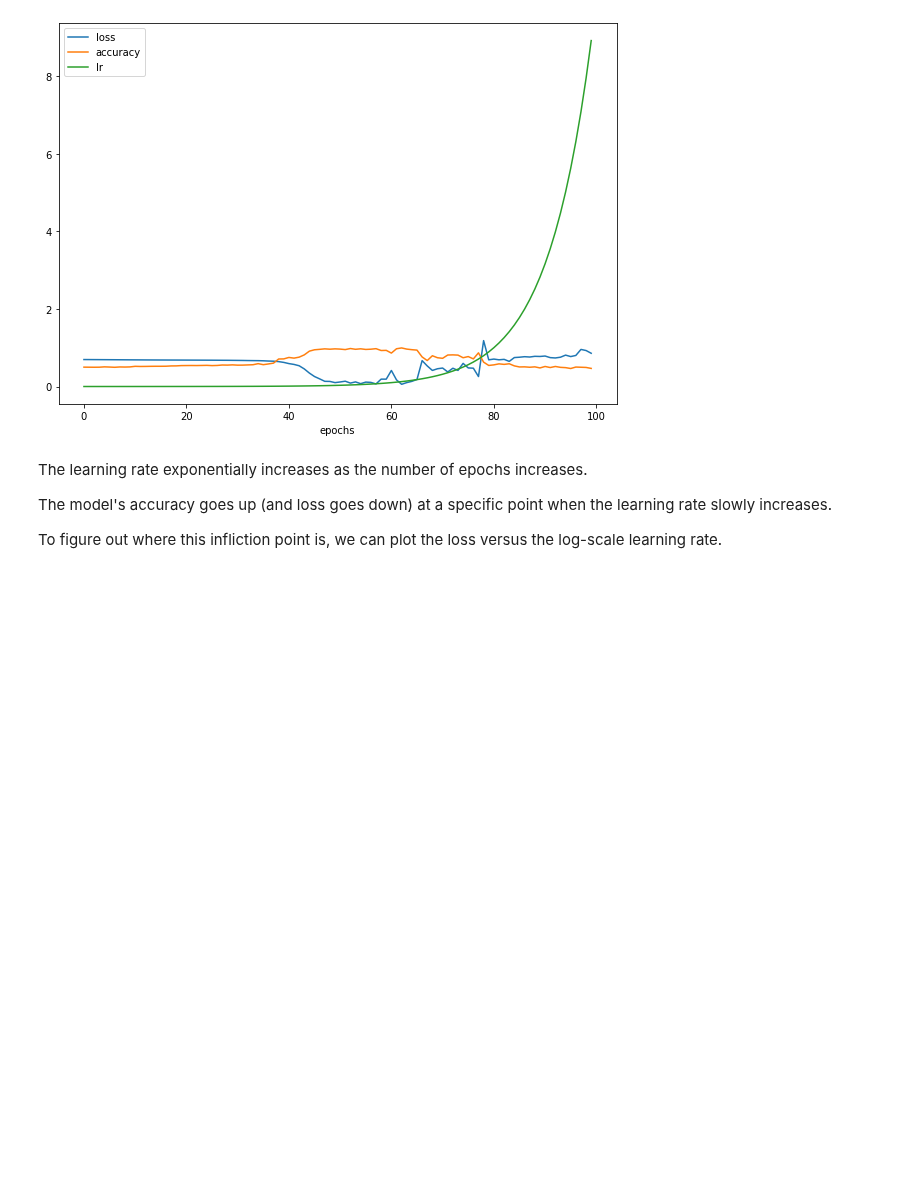
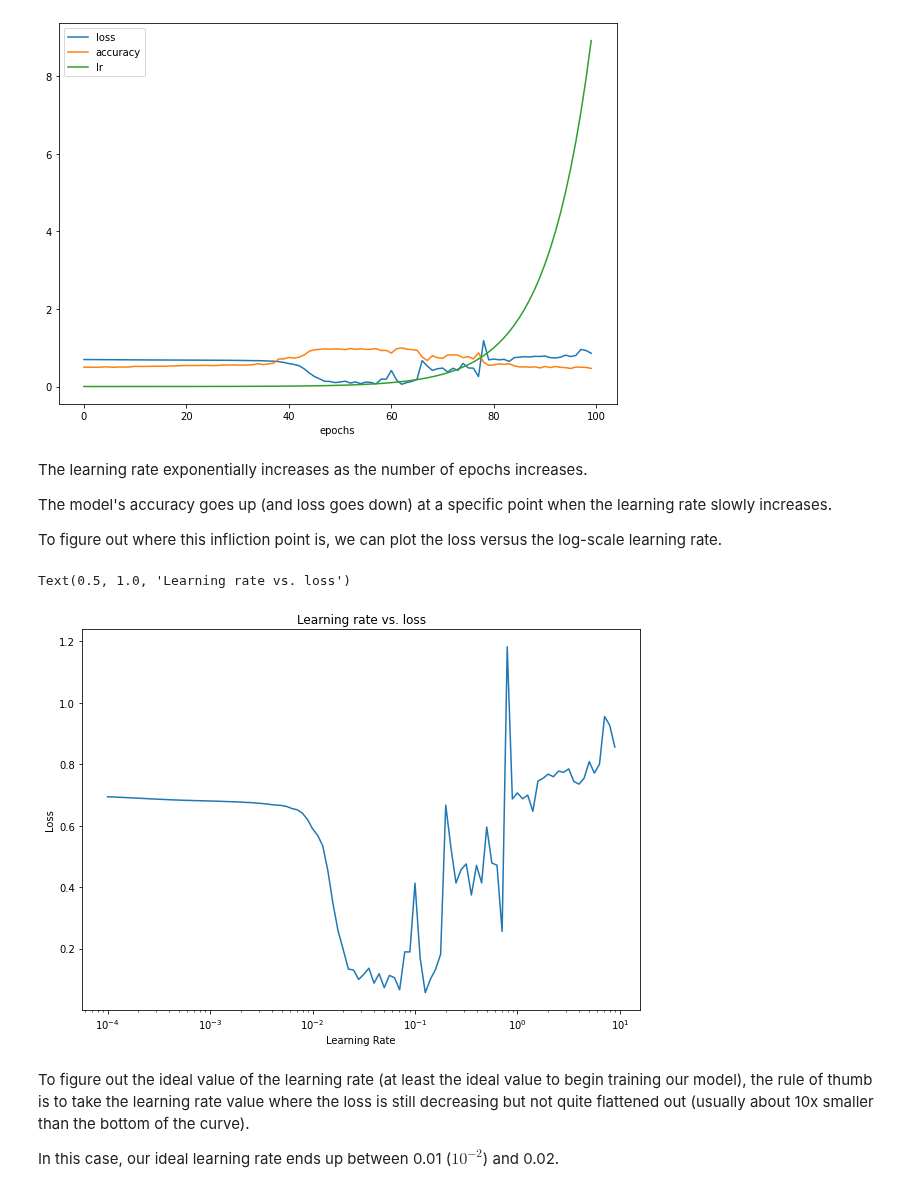
Before and after one commit to oceane-sailorin/tensorflow-exercises, a Jupyter notebook: classification/02_b_neural_network_classification.ipynb, the cells around one changed output. Drawn from its saved outputs; the diff is of its cells as text; code cells hidden in the pictures; blank space fills up the shorter version.

Commit message:
trick for learning rate

```diff
--- a/classification/02_b_neural_network_classification.ipynb
+++ b/classification/02_b_neural_network_classification.ipynb
@@ -378,3 +378,18 @@ The learning rate exponentially increases as the number of epochs increases.
 The model's accuracy goes up (and loss goes down) at a specific point when the learning rate slowly increases.
 
 To figure out where this infliction point is, we can plot the loss versus the log-scale learning rate.
+# %%
+# Plot the learning rate versus the loss
+lrs = 1e-4 * (10 ** (np.arange(100)/20))
+plt.figure(figsize=(10, 7))
+plt.semilogx(lrs, history.history["loss"]) # we want the x-axis (learning rate) to be log scale
+plt.xlabel("Learning Rate")
+plt.ylabel("Loss")
+plt.title("Learning rate vs. loss")
+# %% [output]
+Text(0.5, 1.0, 'Learning rate vs. loss')
+[figure, added]
+# %% [markdown]
+To figure out the ideal value of the learning rate (at least the ideal value to begin training our model), the rule of thumb is to take the learning rate value where the loss is still decreasing but not quite flattened out (usually about 10x smaller than the bottom of the curve).
+
+In this case, our ideal learning rate ends up between 0.01 ($10^{-2}$) and 0.02.
```
Also changed, not shown: parts of 4 cells of this notebook.
